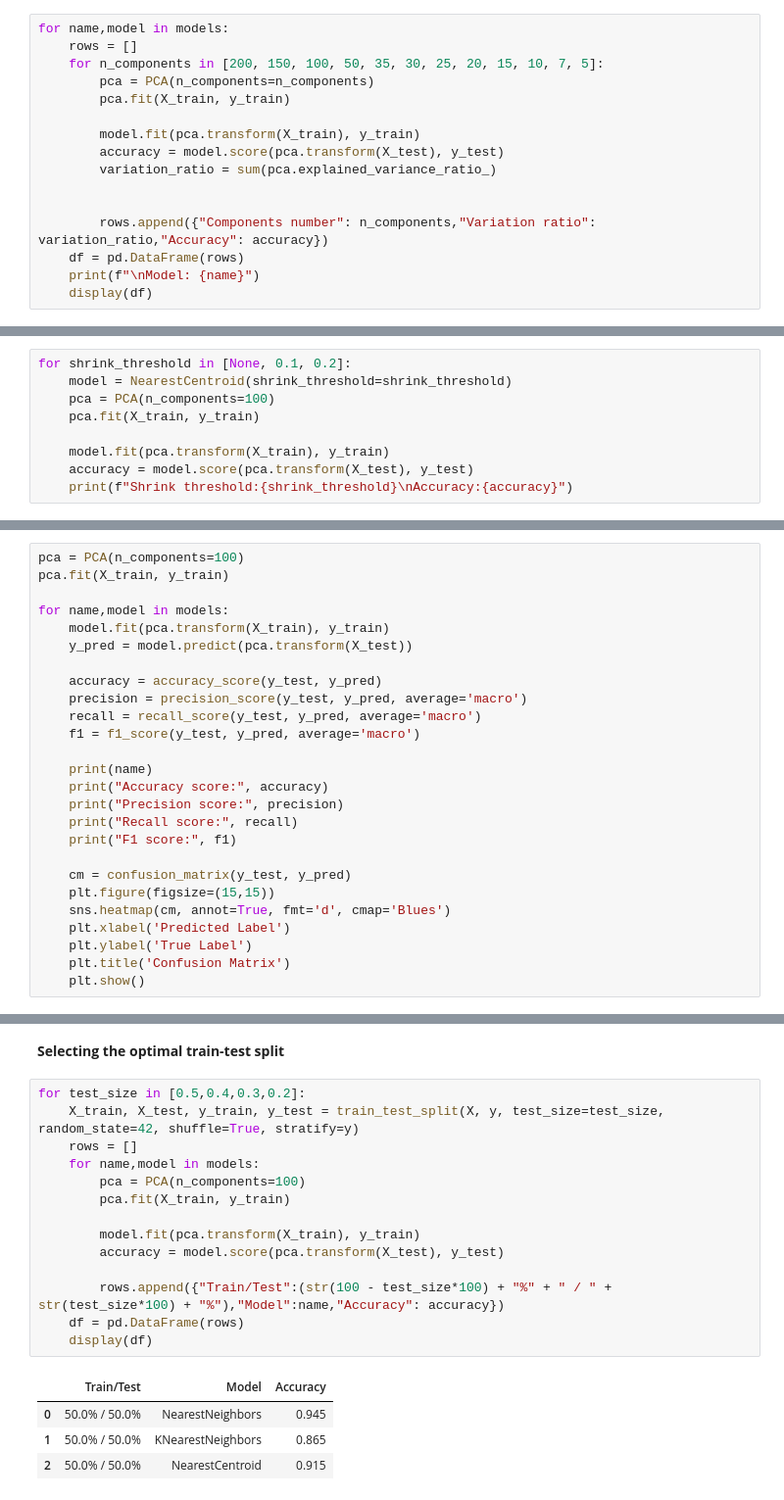
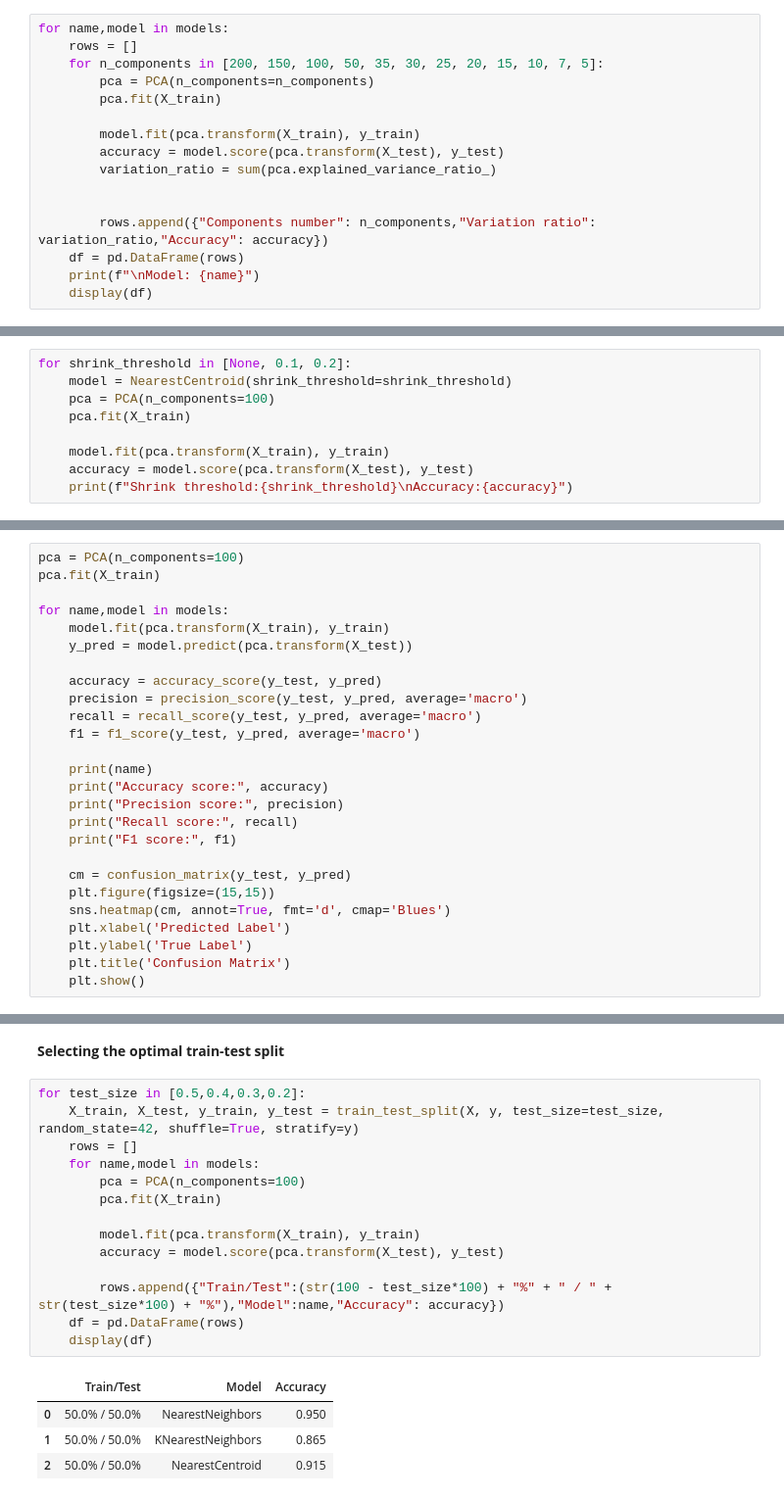
Before and after one commit to DaNa-cpu/Computational-Intelligence-1, a Jupyter notebook: Project.ipynb, the cells around one changed output, grey strips where cells are left out. Shown at 98% size. Drawn from its saved outputs; the diff is of its cells as text.

```diff
--- a/Project.ipynb
+++ b/Project.ipynb
@@ -113,7 +113,7 @@ for name,model in models:
     rows = []
     for n_components in [200, 150, 100, 50, 35, 30, 25, 20, 15, 10, 7, 5]:
         pca = PCA(n_components=n_components)
-        pca.fit(X_train, y_train)
+        pca.fit(X_train)
 
         model.fit(pca.transform(X_train), y_train)
         accuracy = model.score(pca.transform(X_test), y_test)
@@ -173,7 +173,7 @@ Model: NearestCentroid
 for shrink_threshold in [None, 0.1, 0.2]:
     model = NearestCentroid(shrink_threshold=shrink_threshold)
     pca = PCA(n_components=100)
-    pca.fit(X_train, y_train)
+    pca.fit(X_train)
 
     model.fit(pca.transform(X_train), y_train)
     accuracy = model.score(pca.transform(X_test), y_test)
@@ -189,7 +189,7 @@ Accuracy:0.9
 <b>Models performance evaluation
 # %%
 pca = PCA(n_components=100)
-pca.fit(X_train, y_train)
+pca.fit(X_train)
 
 for name,model in models:
     model.fit(pca.transform(X_train), y_train)
@@ -237,20 +237,20 @@ F1 score: 0.9045833333333334
 # %%
 for test_size in [0.5,0.4,0.3,0.2]:
     X_train, X_test, y_train, y_test = train_test_split(X, y, test_size=test_size, random_state=42, shuffle=True, stratify=y)
     rows = []
     for name,model in models:
         pca = PCA(n_components=100)
-        pca.fit(X_train, y_train)
+        pca.fit(X_train)
 
         model.fit(pca.transform(X_train), y_train)
         accuracy = model.score(pca.transform(X_test), y_test)
 
         rows.append({"Train/Test":(str(100 - test_size*100) + "%" + " / " + str(test_size*100) + "%"),"Model":name,"Accuracy": accuracy})
     df = pd.DataFrame(rows)
     display(df)
 # %% [output]
 |  | Train/Test | Model | Accuracy |
-| 0 | 50.0% / 50.0% | NearestNeighbors | 0.945 |
+| 0 | 50.0% / 50.0% | NearestNeighbors | 0.950 |
 | 1 | 50.0% / 50.0% | KNearestNeighbors | 0.865 |
 | 2 | 50.0% / 50.0% | NearestCentroid | 0.915 |
 |  | Train/Test | Model | Accuracy |
```
Also changed, not shown: parts of 4 cells of this notebook.
